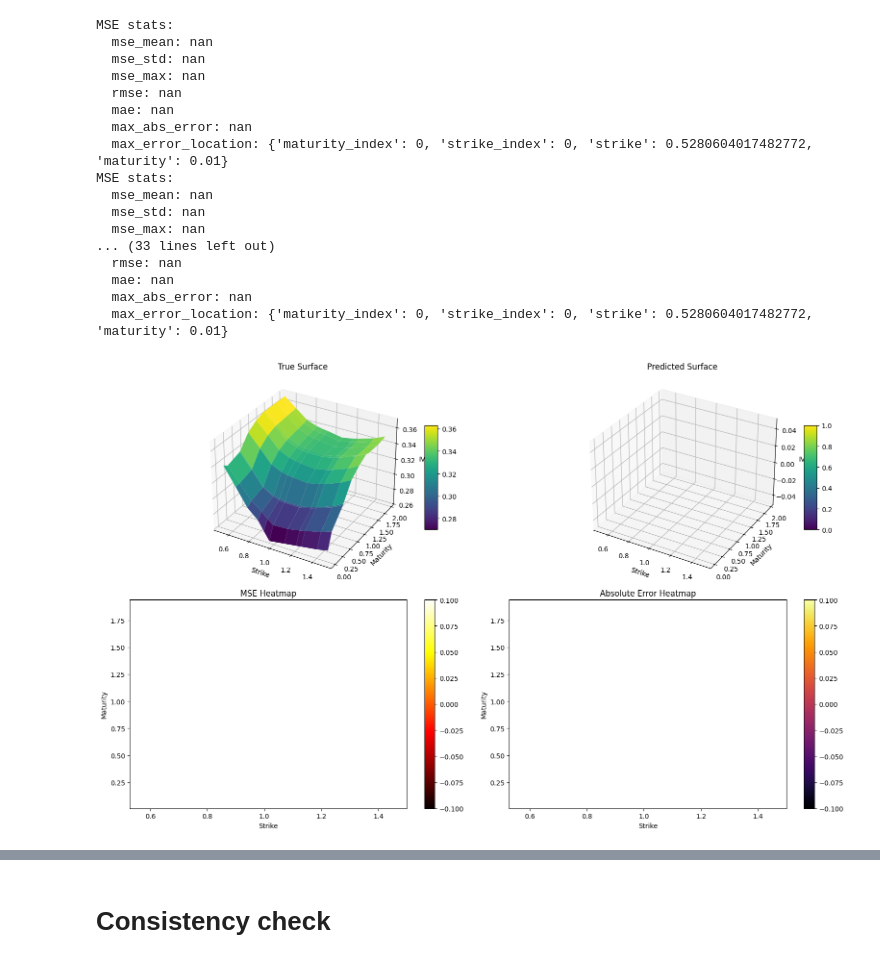
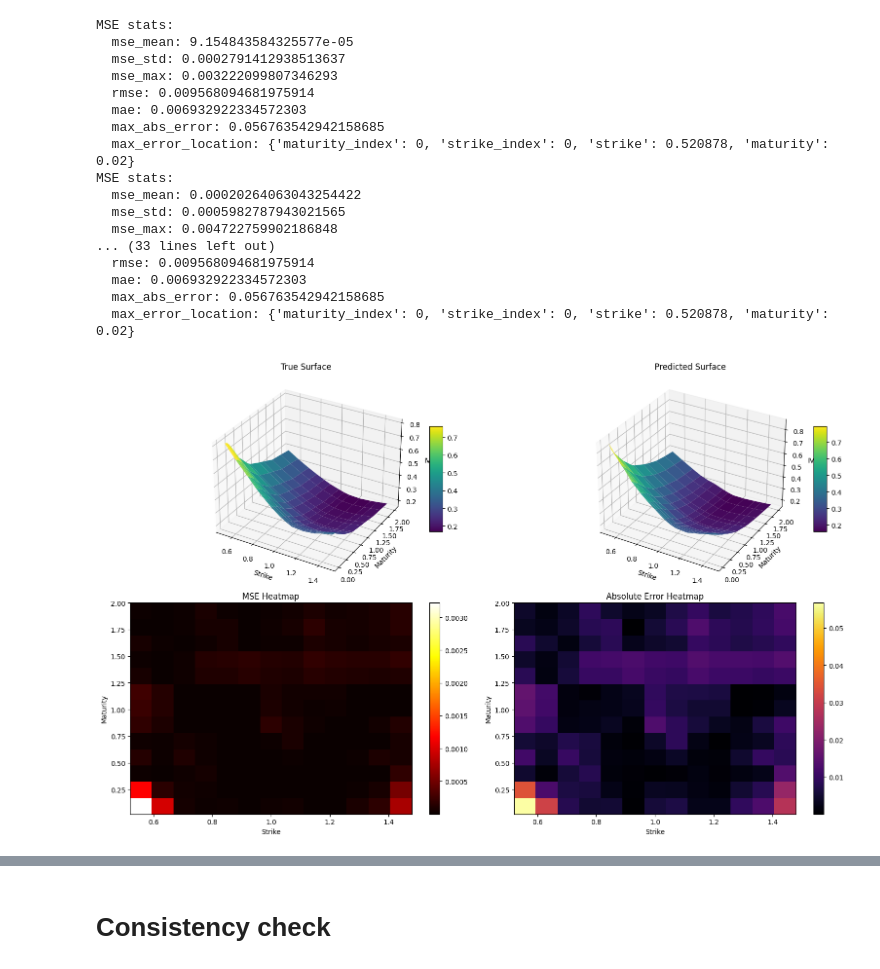
Before and after one commit to nwinkler99/deeponet_calibrations, a Jupyter notebook: training/training.ipynb, the cells around one changed output, grey strips where cells are left out. Cells and saved outputs as stored; diff of their text form; code cells hidden in the pictures.

```diff
--- a/training/training.ipynb
+++ b/training/training.ipynb
@@ -151,0 +175,22 @@ surfaces = generate_surfaces(
+# %%
+import pickle
+
+path = r"C:\Users\Nils\nn_stochvol_calibrations\training\data\2025-10-31\surfaces_17-08-25.pkl"
+
+with open(path, "rb") as f:
+    data = pickle.load(f)
+
+# Inspect structure
+print(type(data))
+if isinstance(data, dict):
+    print("Keys:", data.keys())
+
+# Example: how to access surfaces
+if "surfaces" in data:
+    surfaces = data["surfaces"]
+    print(f"Loaded {len(surfaces)} surfaces")
+
+    # inspect first surface
+    s0 = surfaces[0]
+    print("\nKeys of one surface:", s0.keys())
+    print("η, ρ, H:", s0["params"])
@@ -285,40 +310,40 @@ array([[2.45280976, 1.5625205 , 0.67223124, 0.39445114, 0.34530123,
 # %%
 # ============================================================
 # Evaluate the model
 # ============================================================
 
 # Create evaluator with training normalization stats
 evaluator = ModelEvaluator(model)
 
 # Select test samples for visualization
-test_samples = surfaces[-5:]  # Use last 5 surfaces as test samples
+test_samples = surfaces[-400:-395]  # Use last 5 surfaces as test samples
 
 # Create directory for evaluation plots
 save_dir = os.path.join('data', datetime.now().strftime('%Y-%m-%d'), 'evaluation')
 os.makedirs(save_dir, exist_ok=True)
 
 # Generate evaluation plots
 evaluator.evaluate_samples(test_samples, save_path=save_dir)
 print(f"Evaluation plots saved to {save_dir}")
 
 # Show an example plot in the notebook
 evaluator.plot_evaluation(test_samples[0])  # Display first test sample's evaluation
 # %% [output]
 MSE stats:
-  mse_mean: nan
-  mse_std: nan
-  mse_max: nan
-  rmse: nan
-  mae: nan
-  max_abs_error: nan
-  max_error_location: {'maturity_index': 0, 'strike_index': 0, 'strike': 0.5280604017482772, 'maturity': 0.01}
+  mse_mean: 9.154843584325577e-05
+  mse_std: 0.0002791412938513637
+  mse_max: 0.003222099807346293
+  rmse: 0.009568094681975914
+  mae: 0.006932922334572303
+  max_abs_error: 0.056763542942158685
+  max_error_location: {'maturity_index': 0, 'strike_index': 0, 'strike': 0.520878, 'maturity': 0.02}
 MSE stats:
-  mse_mean: nan
-  mse_std: nan
-  mse_max: nan
+  mse_mean: 0.00020264063043254422
+  mse_std: 0.0005982787943021565
+  mse_max: 0.004722759902186848
 ... (33 lines left out)
-  rmse: nan
-  mae: nan
-  max_abs_error: nan
-  max_error_location: {'maturity_index': 0, 'strike_index': 0, 'strike': 0.5280604017482772, 'maturity': 0.01}
+  rmse: 0.009568094681975914
+  mae: 0.006932922334572303
+  max_abs_error: 0.056763542942158685
+  max_error_location: {'maturity_index': 0, 'strike_index': 0, 'strike': 0.520878, 'maturity': 0.02}
-[figure, old version]
+[figure, new version]
```
Also changed, not shown: parts of 14 cells of this notebook, 48 other files.
